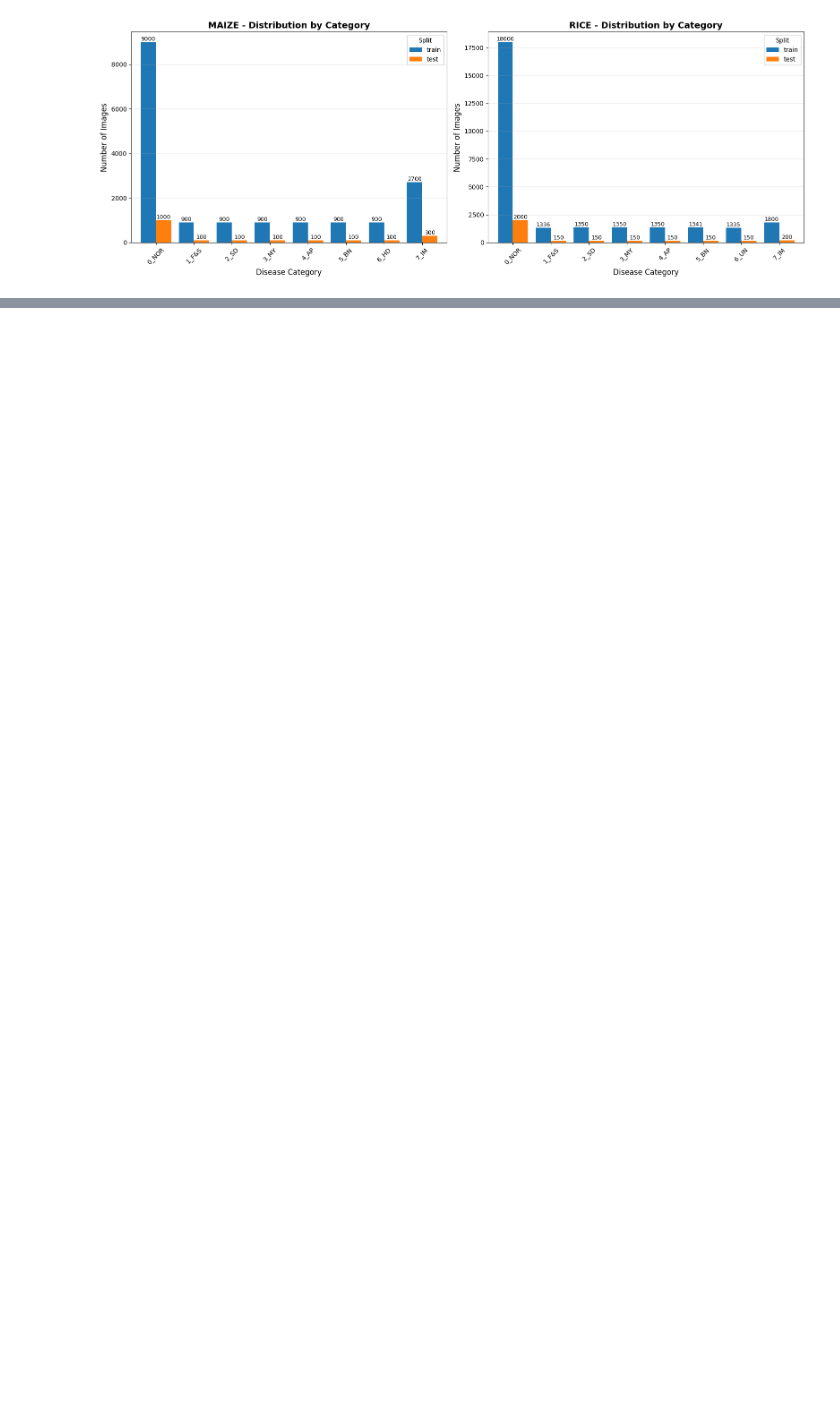
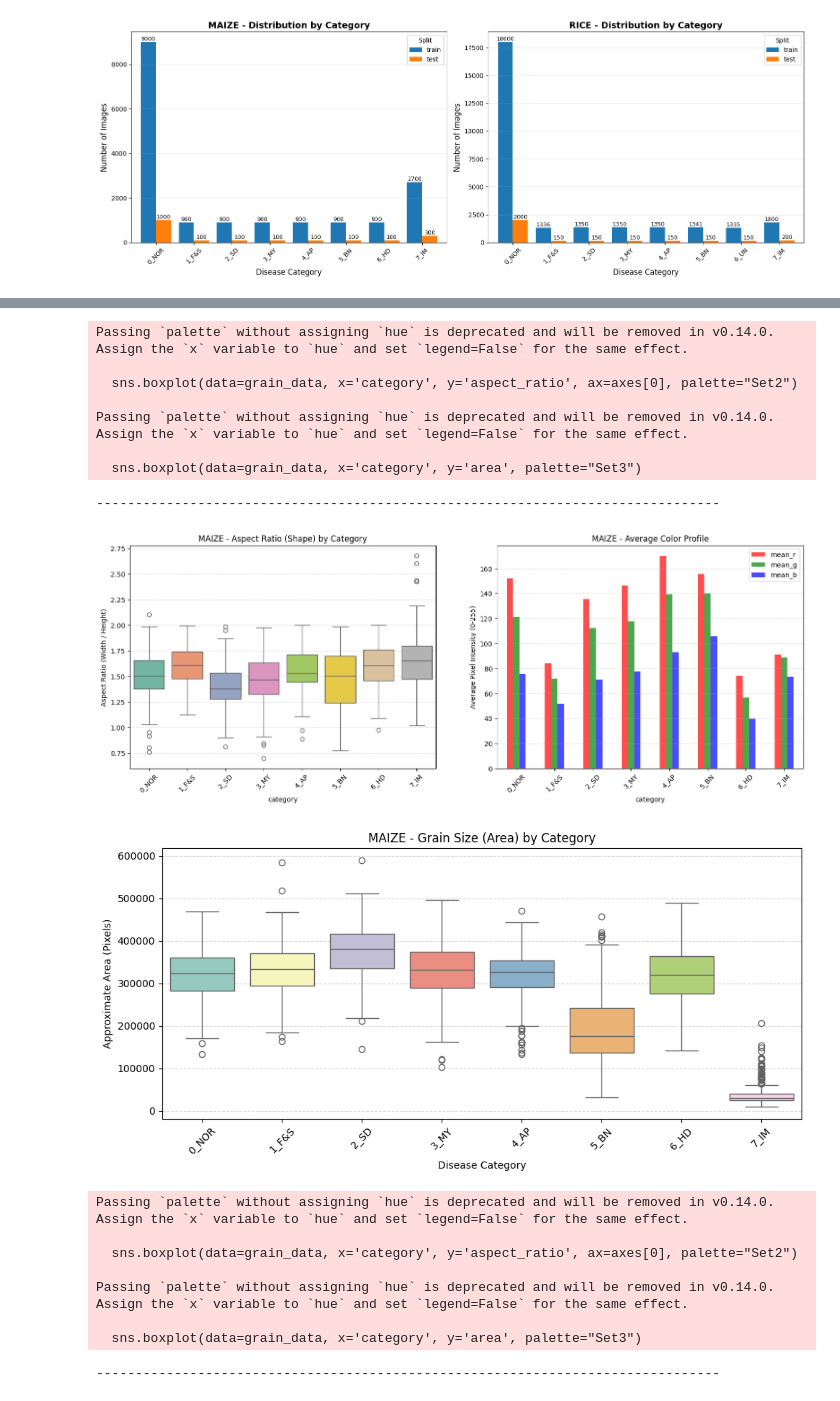
Before and after one commit to xandreiAThome/grain-disease-vision-model, a Jupyter notebook: data_preparation.ipynb, the cells around one changed output, grey strips where cells are left out. Cells and saved outputs as stored; diff of their text form; code cells hidden in the pictures; blank space fills up the shorter version.

Commit message:
Add files via upload
Added Grain Size and Aspect Ratios, and Color Analysis

```diff
--- a/data_preparation.ipynb
+++ b/data_preparation.ipynb
@@ -182,0 +257,57 @@ plt.show()
+# %%
+# Calculate area of the size of the grain
+feat_df['area'] = feat_df['width'] * feat_df['height']
+
+for grain in ["maize", "rice"]:
+    grain_data = feat_df[feat_df['grain'] == grain]
+    if grain_data.empty: continue
+
+    fig, axes = plt.subplots(1, 2, figsize=(18, 6))
+
+    # We use a boxplot to see if diseases cause the grain to shrivel or deform
+    sns.boxplot(data=grain_data, x='category', y='aspect_ratio', ax=axes[0], palette="Set2")
+    axes[0].set_title(f"{grain.upper()} - Aspect Ratio (Shape) by Category")
+    axes[0].set_ylabel("Aspect Ratio (Width / Height)")
+    axes[0].tick_params(axis="x", rotation=45)
+    axes[0].grid(axis='y', linestyle='--', alpha=0.5)
+
+    # Average Red, Green, and Blue intensity
+    color_stats = grain_data.groupby('category')[['mean_r', 'mean_g', 'mean_b']].mean()
+    color_stats.plot(kind='bar', ax=axes[1], color=['red', 'green', 'blue'], alpha=0.7)
+    axes[1].set_title(f"{grain.upper()} - Average Color Profile")
+    axes[1].set_ylabel("Average Pixel Intensity (0-255)")
+    axes[1].tick_params(axis="x", rotation=45)
+    axes[1].grid(axis='y', linestyle='--', alpha=0.5)
+
+    # Size of the grains
+    plt.figure(figsize=(10, 5))
+    sns.boxplot(data=grain_data, x='category', y='area', palette="Set3")
+    plt.title(f"{grain.upper()} - Grain Size (Area) by Category")
+    plt.ylabel("Approximate Area (Pixels)")
+    plt.xlabel("Disease Category")
+    plt.xticks(rotation=45)
+    plt.grid(axis='y', linestyle='--', alpha=0.5)
+
+    print("-" * 80)
+
+    plt.tight_layout()
+    plt.show()
+# %% [output]
+Passing `palette` without assigning `hue` is deprecated and will be removed in v0.14.0. Assign the `x` variable to `hue` and set `legend=False` for the same effect.
+
+  sns.boxplot(data=grain_data, x='category', y='aspect_ratio', ax=axes[0], palette="Set2")
+
+Passing `palette` without assigning `hue` is deprecated and will be removed in v0.14.0. Assign the `x` variable to `hue` and set `legend=False` for the same effect.
+
+  sns.boxplot(data=grain_data, x='category', y='area', palette="Set3")
+--------------------------------------------------------------------------------
+[figure, added]
+[figure, added]
+Passing `palette` without assigning `hue` is deprecated and will be removed in v0.14.0. Assign the `x` variable to `hue` and set `legend=False` for the same effect.
+
+  sns.boxplot(data=grain_data, x='category', y='aspect_ratio', ax=axes[0], palette="Set2")
+
+Passing `palette` without assigning `hue` is deprecated and will be removed in v0.14.0. Assign the `x` variable to `hue` and set `legend=False` for the same effect.
+
+  sns.boxplot(data=grain_data, x='category', y='area', palette="Set3")
+--------------------------------------------------------------------------------
```
Also changed, not shown: parts of 11 cells of this notebook.
